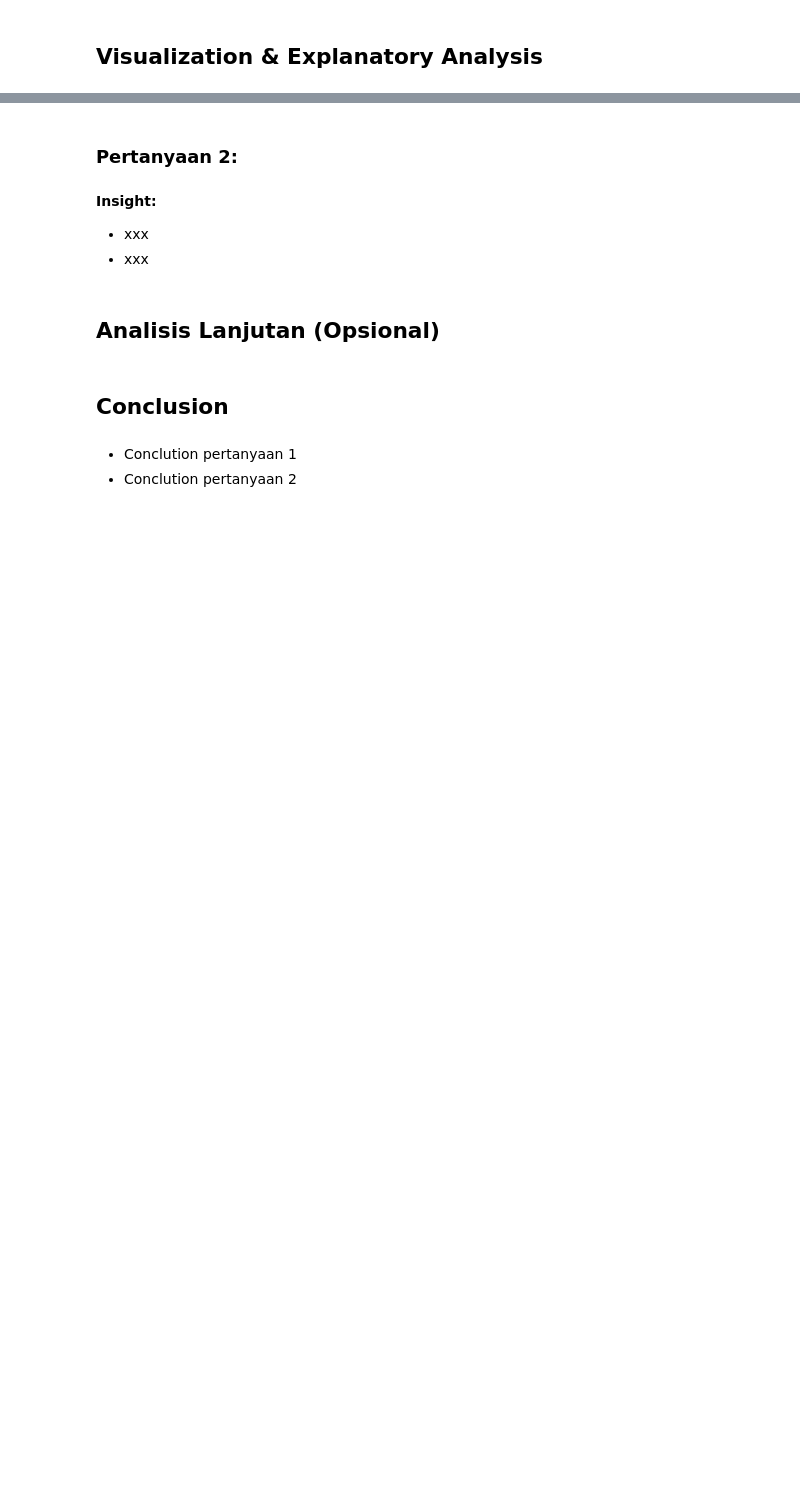
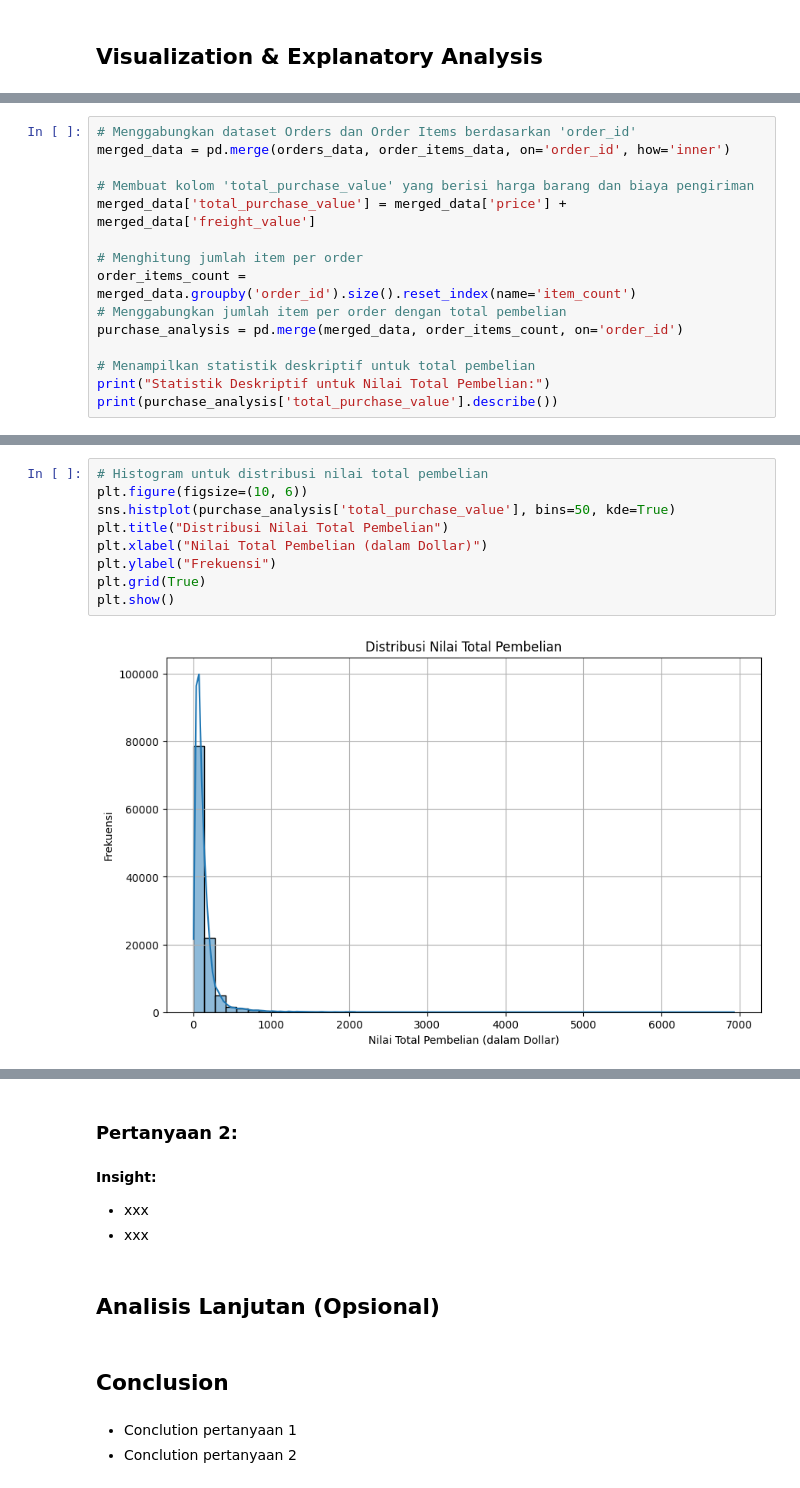
Before and after one commit to LatiefDataVisionary/data-analysis-dicoding-projects, a Jupyter notebook: Proyek_Analisis_Data.ipynb, the cells around one changed output, grey strips where cells are left out. Drawn from its saved outputs; the diff is of its cells as text; blank space fills up the shorter version.

Commit message:
sampai tahap Visualization and Explanatory Analysis

```diff
--- a/Proyek_Analisis_Data.ipynb
+++ b/Proyek_Analisis_Data.ipynb
@@ -591,0 +551,15 @@ Index: []
+# %%
+# Menggabungkan dataset Orders dan Order Items berdasarkan 'order_id'
+merged_data = pd.merge(orders_data, order_items_data, on='order_id', how='inner')
+
+# Membuat kolom 'total_purchase_value' yang berisi harga barang dan biaya pengiriman
+merged_data['total_purchase_value'] = merged_data['price'] + merged_data['freight_value']
+
+# Menghitung jumlah item per order
+order_items_count = merged_data.groupby('order_id').size().reset_index(name='item_count')
+# Menggabungkan jumlah item per order dengan total pembelian
+purchase_analysis = pd.merge(merged_data, order_items_count, on='order_id')
+
+# Menampilkan statistik deskriptif untuk total pembelian
+print("Statistik Deskriptif untuk Nilai Total Pembelian:")
+print(purchase_analysis['total_purchase_value'].describe())
@@ -591,0 +577,11 @@ Index: []
+# %%
+# Histogram untuk distribusi nilai total pembelian
+plt.figure(figsize=(10, 6))
+sns.histplot(purchase_analysis['total_purchase_value'], bins=50, kde=True)
+plt.title("Distribusi Nilai Total Pembelian")
+plt.xlabel("Nilai Total Pembelian (dalam Dollar)")
+plt.ylabel("Frekuensi")
+plt.grid(True)
+plt.show()
+# %% [output]
+[figure, added]
```
Also changed, not shown: parts of 11 cells of this notebook.
